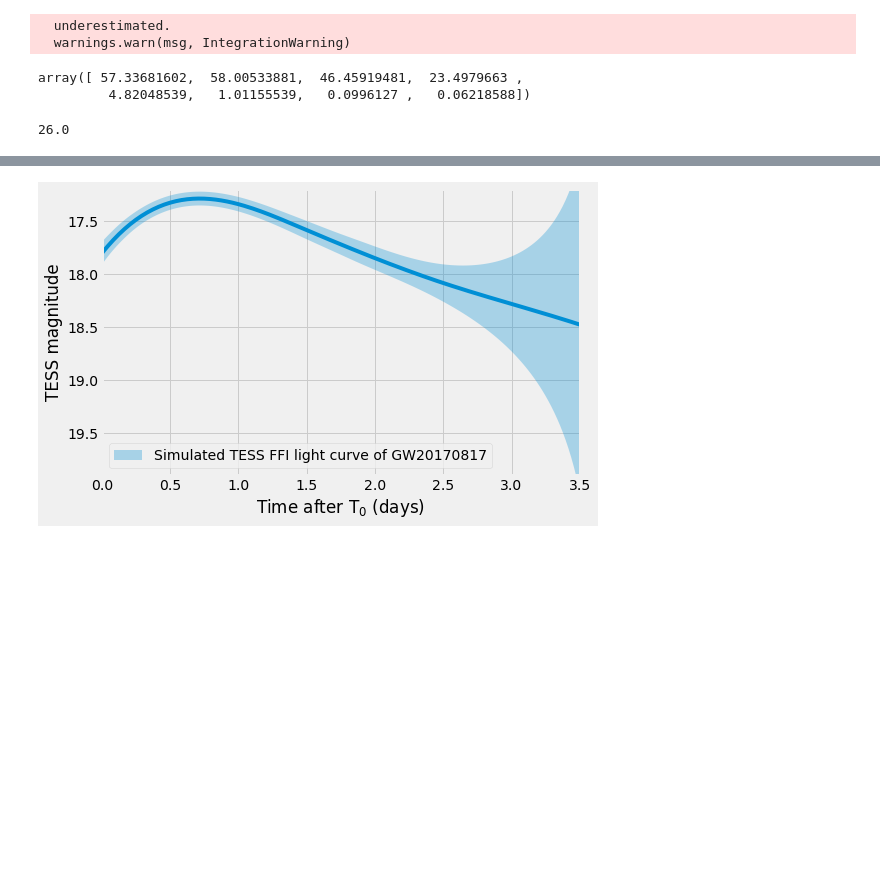
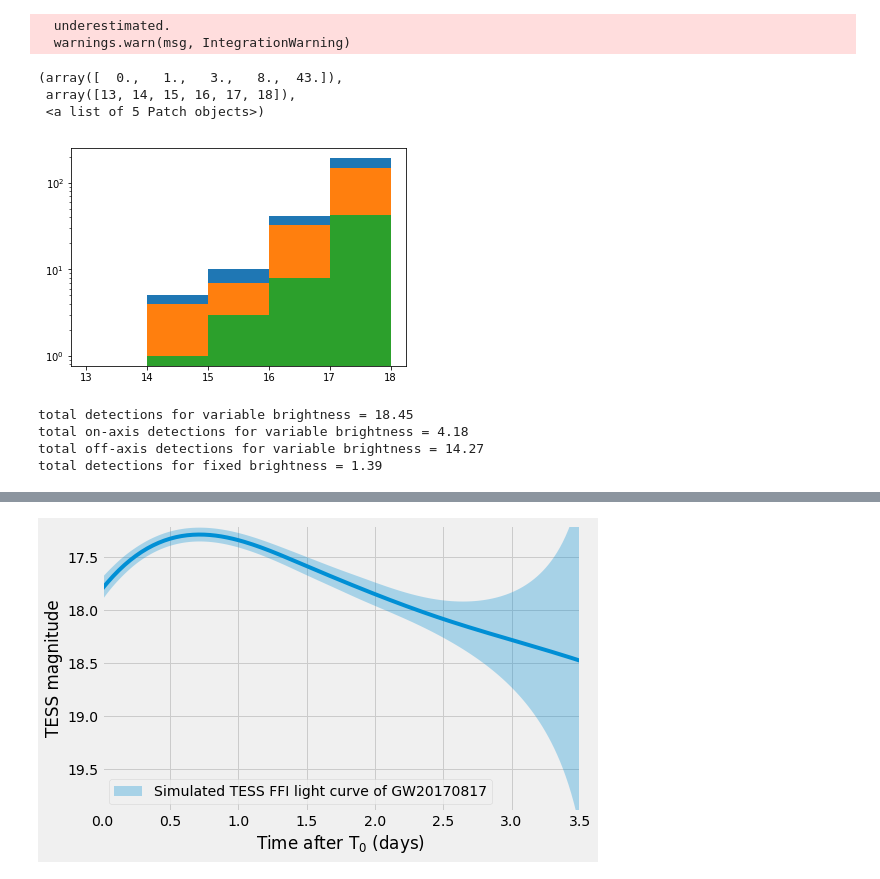
Before and after one commit to mrtommyb/messing-with-gw, a Jupyter notebook: code/gw_mag_v2.ipynb, the cells around one changed output, grey strips where cells are left out. Drawn from its saved outputs; the diff is of its cells as text; code cells hidden in the pictures; blank space fills up the shorter version.

```diff
--- a/code/gw_mag_v2.ipynb
+++ b/code/gw_mag_v2.ipynb
@@ -19,9 +28,3 @@ eventAbsMag = GWT.get_obs_absmag()
 # %% [output]
   underestimated.
   warnings.warn(msg, IntegrationWarning)
-# %%
-mag = GWT.get_apmag(eventAbsMag, 41E6)
-1.E6 / (GWT.TESS_noise_1h(mag) / np.sqrt(6))
-# %% [output]
-array([ 57.33681602,  58.00533881,  46.45919481,  23.4979663 ,
-         4.82048539,   1.01155539,   0.0996127 ,   0.06218588])
@@ -35,4 +31,24 @@ distances = np.sqrt(a**2 + b**2 + c**2)
-# %%
-distances[distances < 67E6].shape[0] * 0.05
-# %% [output]
-26.0
+# %%
+# plt.hist(apmags, alpha=0.2, bins=np.arange(13,19,1))
+plt.hist(apmags_var, alpha=1.0, bins=np.arange(13,19,1), log=True)
+plt.hist(apmags_var[~is_onaxis], alpha=1.0, bins=np.arange(13,19,1), log=True)
+plt.hist(apmags_var[is_onaxis], alpha=1.0, bins=np.arange(13,19,1), log=True)
+# %% [output]
+(array([  0.,   1.,   3.,   8.,  43.]),
+ array([13, 14, 15, 16, 17, 18]),
+ <a list of 5 Patch objects>)
+[figure, added]
+# %%
+print('total detections for variable brightness = {:.2f}'.format(
+    apmags_var[apmags_var < 18.4].shape[0] * 0.041 / 1))
+print('total on-axis detections for variable brightness = {:.2f}'.format(
+    apmags_var[(apmags_var < 18.4) & is_onaxis].shape[0] * 0.041 / 1))
+print('total off-axis detections for variable brightness = {:.2f}'.format(
+    apmags_var[(apmags_var < 18.4) & ~is_onaxis].shape[0] * 0.041 / 1))
+print('total detections for fixed brightness = {:.2f}'.format(
+    apmags[apmags < 18.4].shape[0] * 0.041 / 1))
+# %% [output]
+total detections for variable brightness = 18.45
+total on-axis detections for variable brightness = 4.18
+total off-axis detections for variable brightness = 14.27
+total detections for fixed brightness = 1.39
```
Also changed, not shown: parts of 41 cells of this notebook, 6 other files.
